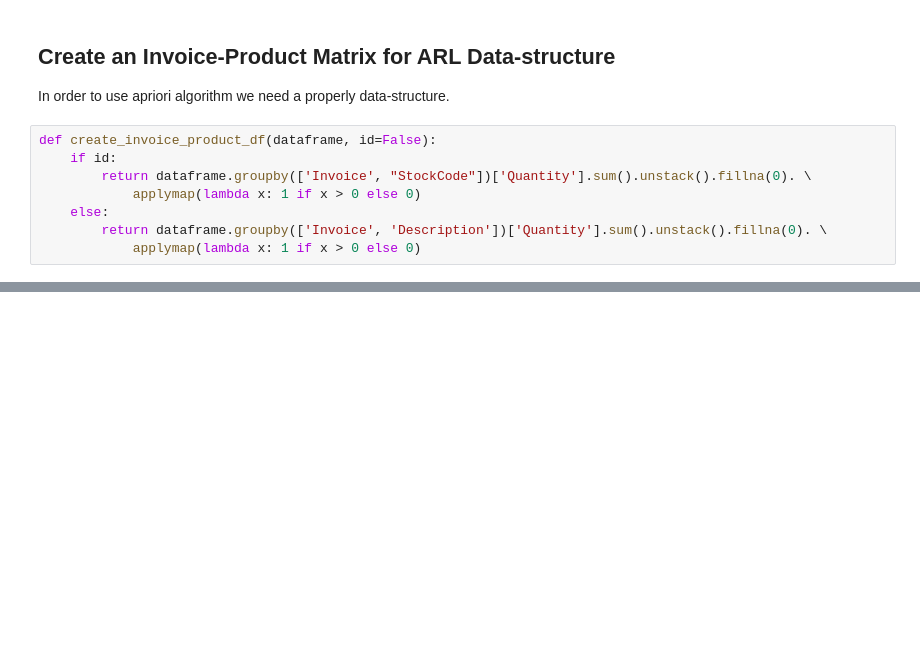
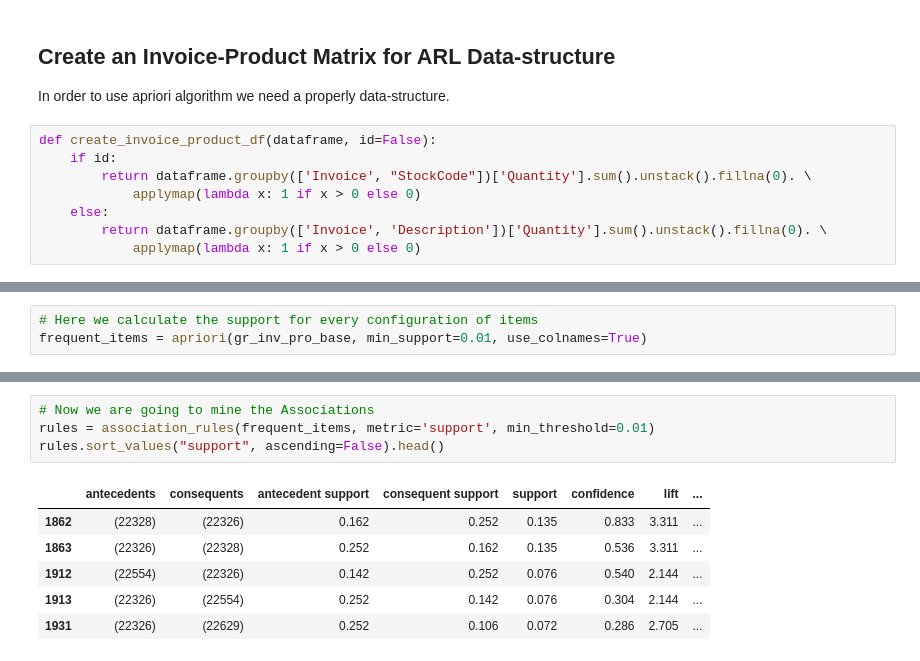
Before and after one commit to Beloin/apriori-market-basket, a Jupyter notebook: apriori_market.ipynb, the cells around one changed output, grey strips where cells are left out. Cells and saved outputs as stored; diff of their text form; blank space fills up the shorter version.

Commit message:
Finished Normal Apriori Algorithm

```diff
--- a/apriori_market.ipynb
+++ b/apriori_market.ipynb
@@ -274,0 +301,3 @@ def create_invoice_product_df(dataframe, id=False):
+# %%
+# Here we calculate the support for every configuration of items
+frequent_items = apriori(gr_inv_pro_base, min_support=0.01, use_colnames=True)
@@ -274,0 +319,11 @@ def create_invoice_product_df(dataframe, id=False):
+# %%
+# Now we are going to mine the Associations
+rules = association_rules(frequent_items, metric='support', min_threshold=0.01)
+rules.sort_values("support", ascending=False).head()
+# %% [output]
+|  | antecedents | consequents | antecedent support | consequent support | support | confidence | lift | ... |
+| 1862 | (22328) | (22326) | 0.162 | 0.252 | 0.135 | 0.833 | 3.311 | ... |
+| 1863 | (22326) | (22328) | 0.252 | 0.162 | 0.135 | 0.536 | 3.311 | ... |
+| 1912 | (22554) | (22326) | 0.142 | 0.252 | 0.076 | 0.540 | 2.144 | ... |
+| 1913 | (22326) | (22554) | 0.252 | 0.142 | 0.076 | 0.304 | 2.144 | ... |
+| 1931 | (22326) | (22629) | 0.252 | 0.106 | 0.072 | 0.286 | 2.705 | ... |
```
Also changed, not shown: parts of 15 cells of this notebook.
